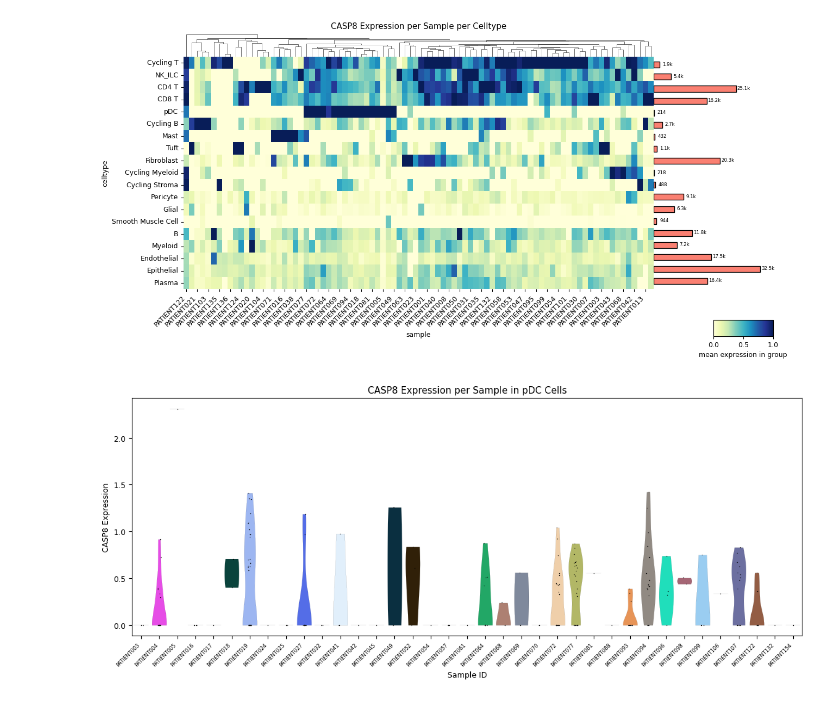
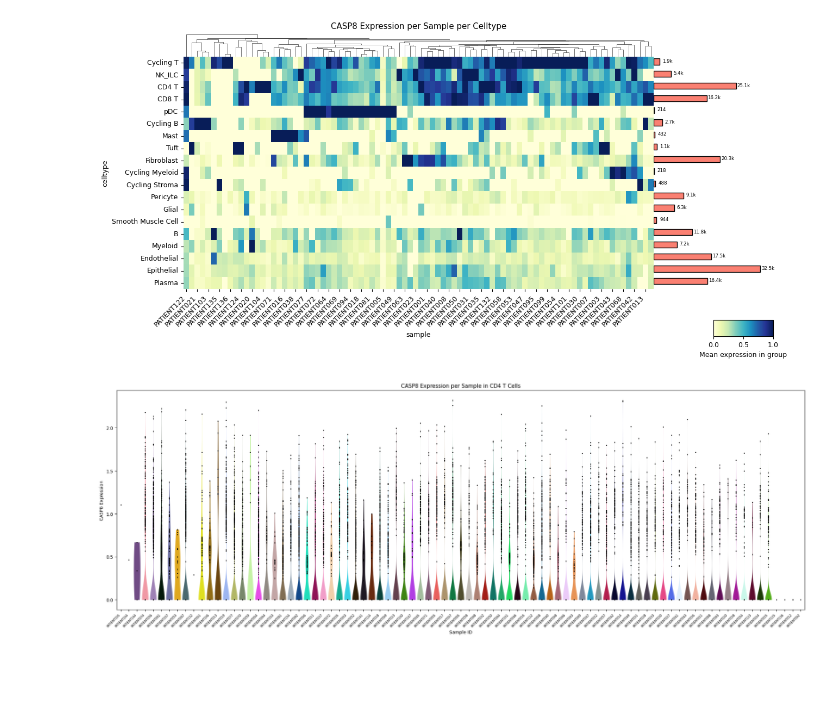
Before and after one commit to chickaroo/genereporter, a Jupyter notebook: src/sample_pipeline.ipynb, the cells around one changed output. Saved outputs shown, nothing was run; the diff lists cells and outputs as text; code cells hidden in the pictures; blank space fills up the shorter version.

```diff
--- a/src/sample_pipeline.ipynb
+++ b/src/sample_pipeline.ipynb
@@ -20,6 +27,6 @@ sp.pl_sample_celltype(GOI)
 # %% [output]
 [figure]
 # %%
-sp.pl_violin(GOI, celltype='pDC')
+sp.pl_violin(GOI, celltype='CD4 T')
 # %% [output]
-[figure, old version]
+[figure, new version]
```
Also changed, not shown: parts of 5 cells of this notebook, 14 other files.
